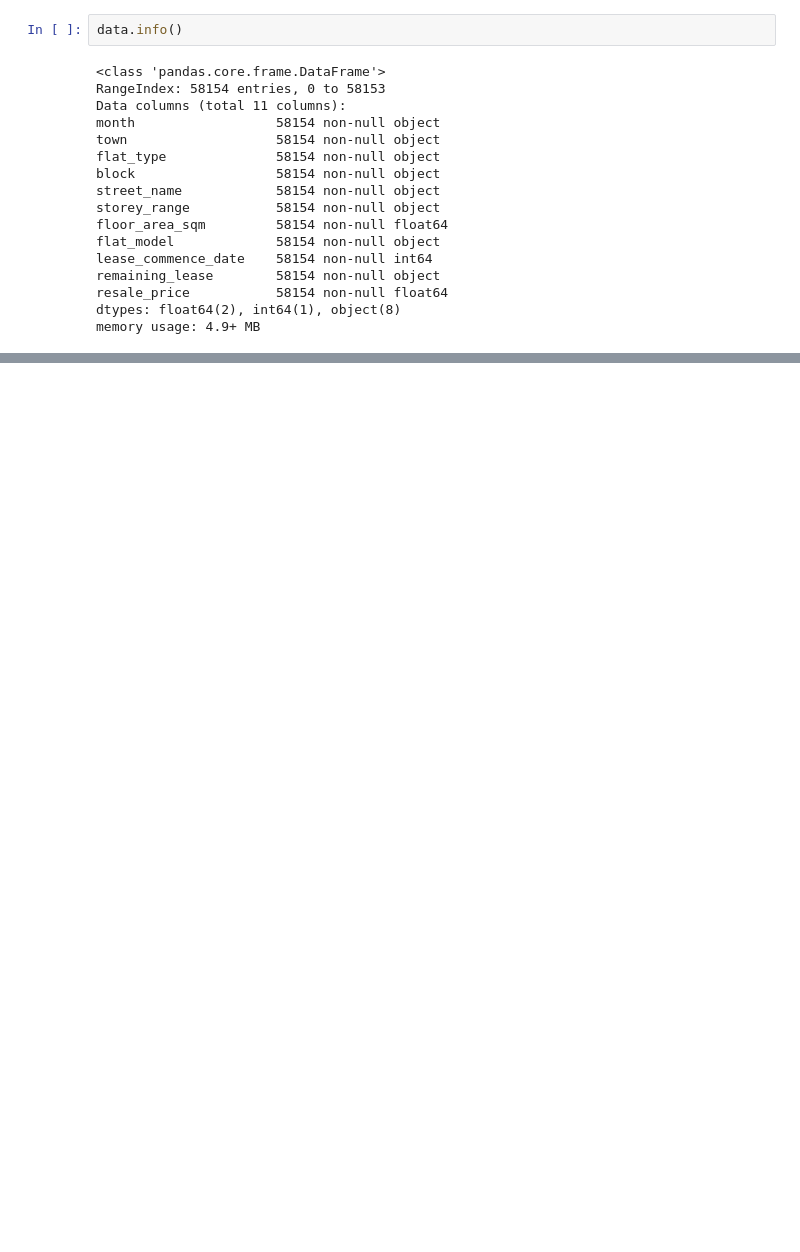
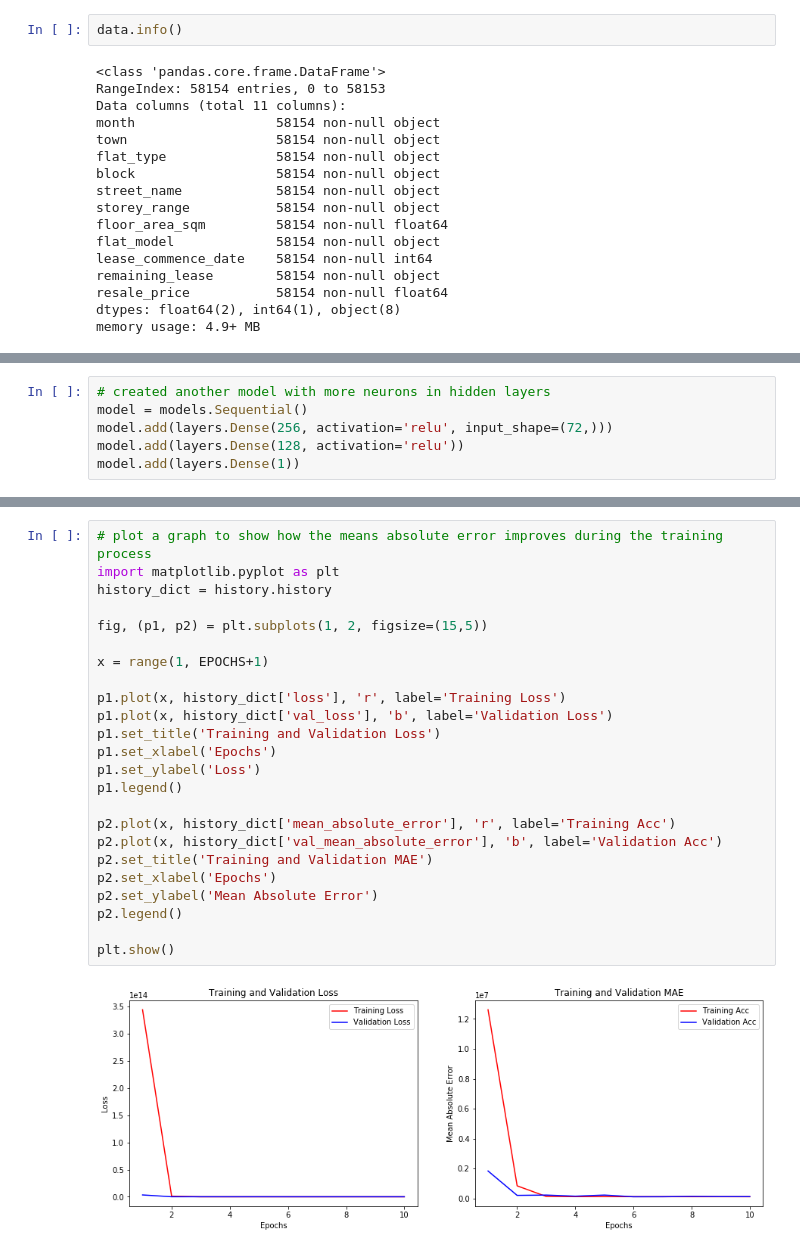
Before and after one commit to jasins25/hdb_price_prediction, a Jupyter notebook: hdb_price_prediction.ipynb, the cells around one changed output, grey strips where cells are left out. Cells and saved outputs as stored; diff of their text form; blank space fills up the shorter version.

```diff
--- a/hdb_price_prediction.ipynb
+++ b/hdb_price_prediction.ipynb
@@ -193,0 +241,6 @@ plt.show()
+# %%
+# created another model with more neurons in hidden layers
+model = models.Sequential()
+model.add(layers.Dense(256, activation='relu', input_shape=(72,)))
+model.add(layers.Dense(128, activation='relu'))
+model.add(layers.Dense(1))
@@ -193,0 +272,26 @@ plt.show()
+# %%
+# plot a graph to show how the means absolute error improves during the training process
+import matplotlib.pyplot as plt
+history_dict = history.history
+
+fig, (p1, p2) = plt.subplots(1, 2, figsize=(15,5))
+
+x = range(1, EPOCHS+1)
+
+p1.plot(x, history_dict['loss'], 'r', label='Training Loss')
+p1.plot(x, history_dict['val_loss'], 'b', label='Validation Loss')
+p1.set_title('Training and Validation Loss')
+p1.set_xlabel('Epochs')
+p1.set_ylabel('Loss')
+p1.legend()
+
+p2.plot(x, history_dict['mean_absolute_error'], 'r', label='Training Acc')
+p2.plot(x, history_dict['val_mean_absolute_error'], 'b', label='Validation Acc')
+p2.set_title('Training and Validation MAE')
+p2.set_xlabel('Epochs')
+p2.set_ylabel('Mean Absolute Error')
+p2.legend()
+
+plt.show()
+# %% [output]
+[figure, added]
```
Also changed, not shown: parts of 66 cells of this notebook.
